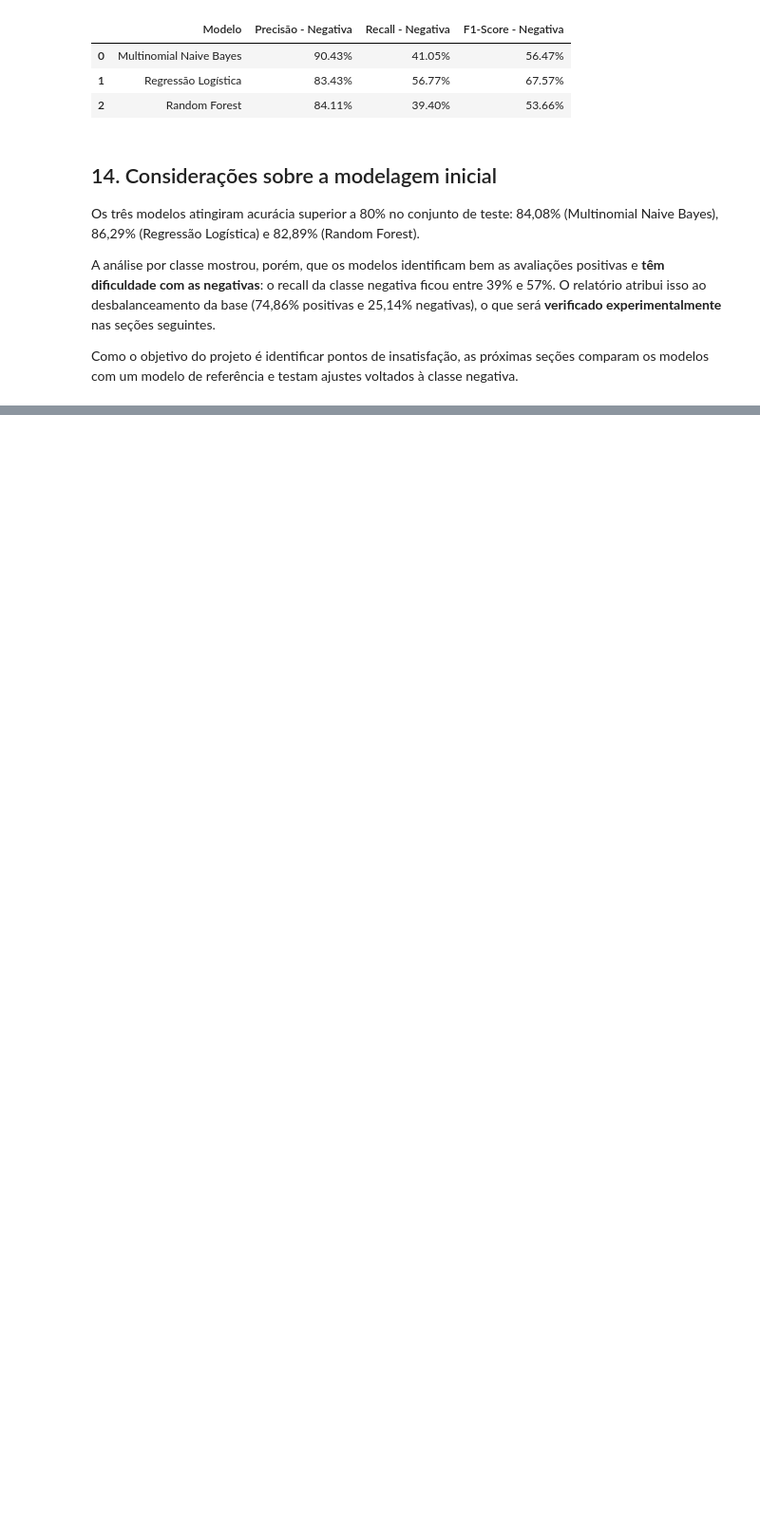
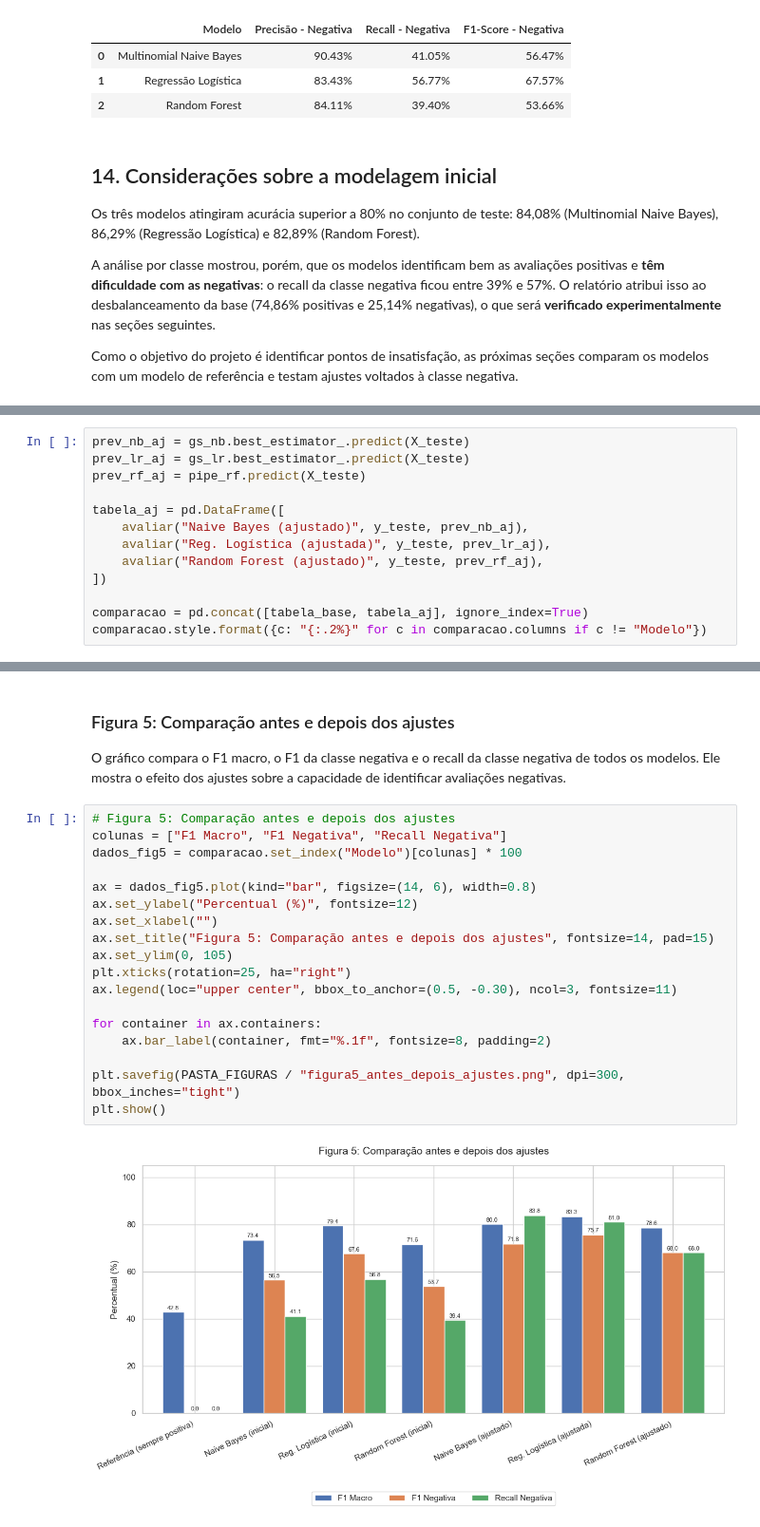
Before and after one commit to marcosaraujoCL/projeto-aplicado-II-classificacoes-avaliacoes, a Jupyter notebook: Notebooks/02_modelagem_avaliacao.ipynb, the cells around one changed output, grey strips where cells are left out. Shown at 95% size. Drawn from its saved outputs; the diff is of its cells as text; blank space fills up the shorter version.

```diff
--- a/Notebooks/02_modelagem_avaliacao.ipynb
+++ b/Notebooks/02_modelagem_avaliacao.ipynb
@@ -508,0 +615,13 @@ Como o objetivo do projeto é identificar pontos de insatisfação, as próximas
+# %%
+prev_nb_aj = gs_nb.best_estimator_.predict(X_teste)
+prev_lr_aj = gs_lr.best_estimator_.predict(X_teste)
+prev_rf_aj = pipe_rf.predict(X_teste)
+
+tabela_aj = pd.DataFrame([
+    avaliar("Naive Bayes (ajustado)", y_teste, prev_nb_aj),
+    avaliar("Reg. Logística (ajustada)", y_teste, prev_lr_aj),
+    avaliar("Random Forest (ajustado)", y_teste, prev_rf_aj),
+])
+
+comparacao = pd.concat([tabela_base, tabela_aj], ignore_index=True)
+comparacao.style.format({c: "{:.2%}" for c in comparacao.columns if c != "Modelo"})
@@ -508,0 +637,24 @@ Como o objetivo do projeto é identificar pontos de insatisfação, as próximas
+# %% [markdown]
+### Figura 5: Comparação antes e depois dos ajustes
+
+O gráfico compara o F1 macro, o F1 da classe negativa e o recall da classe negativa de todos os modelos. Ele mostra o efeito dos ajustes sobre a capacidade de identificar avaliações negativas.
+# %%
+# Figura 5: Comparação antes e depois dos ajustes
+colunas = ["F1 Macro", "F1 Negativa", "Recall Negativa"]
+dados_fig5 = comparacao.set_index("Modelo")[colunas] * 100
+
+ax = dados_fig5.plot(kind="bar", figsize=(14, 6), width=0.8)
+ax.set_ylabel("Percentual (%)", fontsize=12)
+ax.set_xlabel("")
+ax.set_title("Figura 5: Comparação antes e depois dos ajustes", fontsize=14, pad=15)
+ax.set_ylim(0, 105)
+plt.xticks(rotation=25, ha="right")
+ax.legend(loc="upper center", bbox_to_anchor=(0.5, -0.30), ncol=3, fontsize=11)
+
+for container in ax.containers:
+    ax.bar_label(container, fmt="%.1f", fontsize=8, padding=2)
+
+plt.savefig(PASTA_FIGURAS / "figura5_antes_depois_ajustes.png", dpi=300, bbox_inches="tight")
+plt.show()
+# %% [output]
+[figure, added]
```
Also changed, not shown: parts of 12 cells of this notebook, 2 other files.
